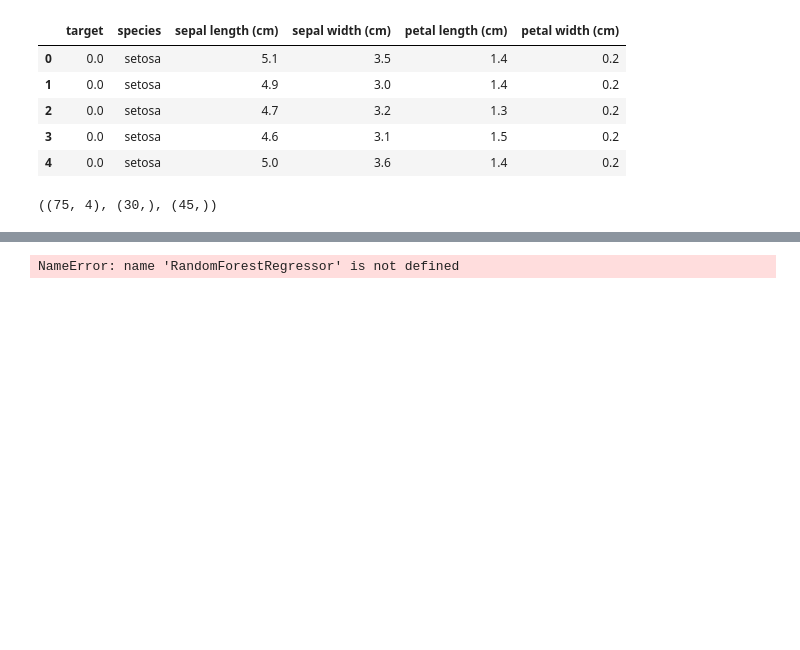
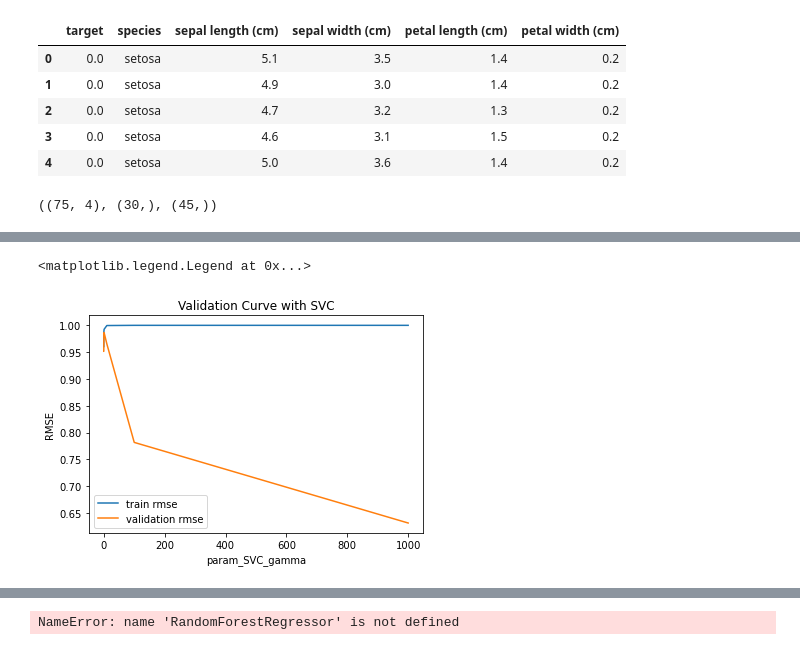
Before and after one commit to gitony0101/homework, a Jupyter notebook: Computational Methods – Spring 2021 Final Exam.ipynb, the cells around one changed output, grey strips where cells are left out. Saved outputs shown, nothing was run; the diff lists cells and outputs as text; code cells hidden in the pictures; blank space fills up the shorter version.

```diff
--- a/Computational Methods – Spring 2021 Final Exam.ipynb
+++ b/Computational Methods – Spring 2021 Final Exam.ipynb
@@ -87,0 +111,22 @@ weighted avg       0.98      0.98      0.98        45
+# %%
+from sklearn.model_selection import validation_curve
+
+train_scores, valid_scores = validation_curve(SVC(), X, y, param_name="gamma", param_range=param_SVC_gamma,
+    cv=10, scoring="accuracy", n_jobs=1)
+
+train_scores = np.sqrt(np.abs(train_scores))
+valid_scores = np.sqrt(np.abs(valid_scores))
+
+train_scores_mean = np.mean(train_scores, axis=1)
+valid_scores_mean = np.mean(valid_scores, axis=1)
+
+plt.title("Validation Curve with SVC")
+plt.xlabel("param_SVC_gamma")
+plt.ylabel("RMSE")
+plt.plot(param_SVC_gamma , train_scores_mean, label="train rmse")
+plt.plot(param_SVC_gamma , valid_scores_mean, label="validation rmse")
+
+plt.legend()
+# %% [output]
+<matplotlib.legend.Legend at 0x...>
+[figure, added]
```
Also changed, not shown: parts of 24 cells of this notebook.
